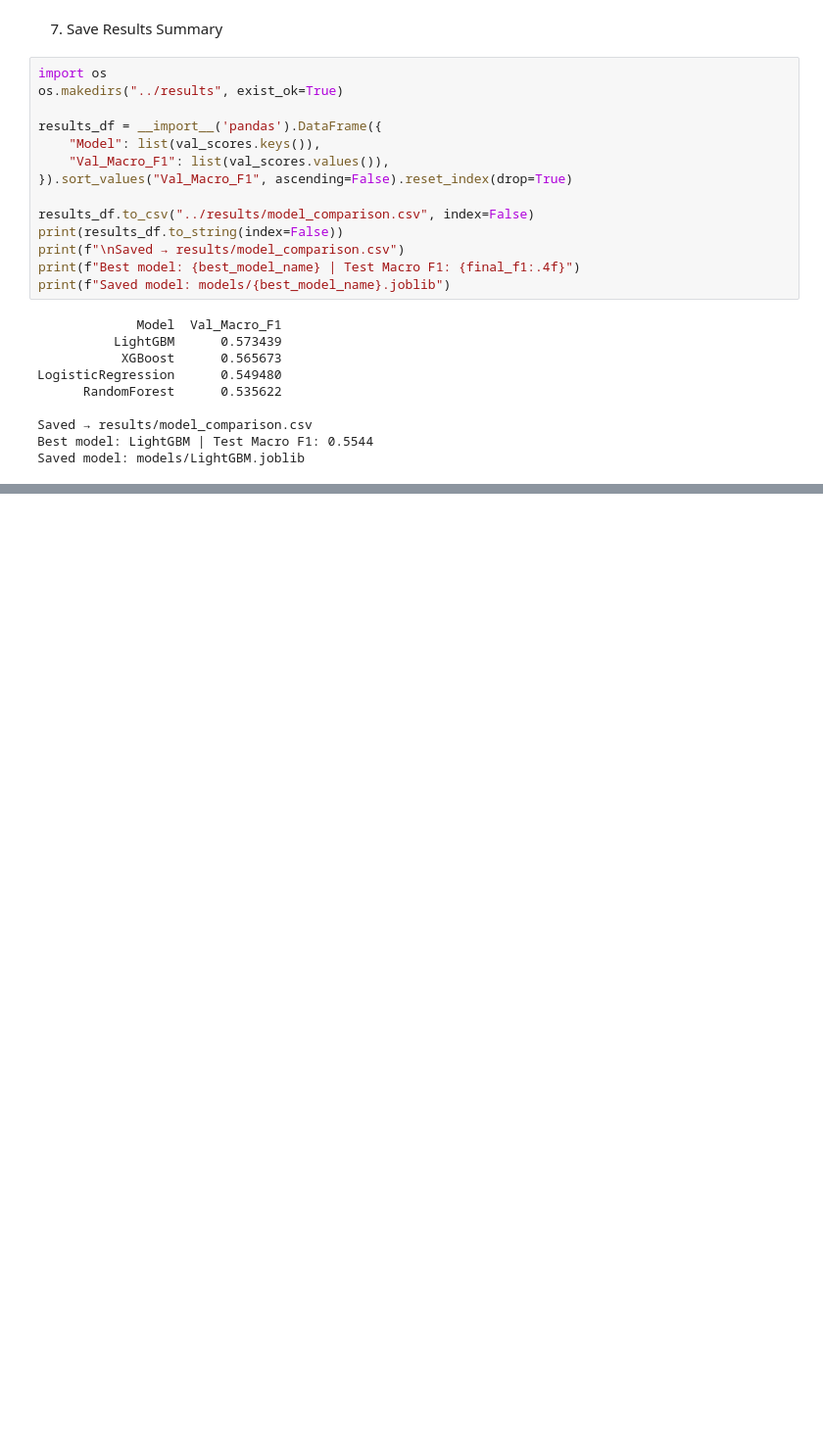
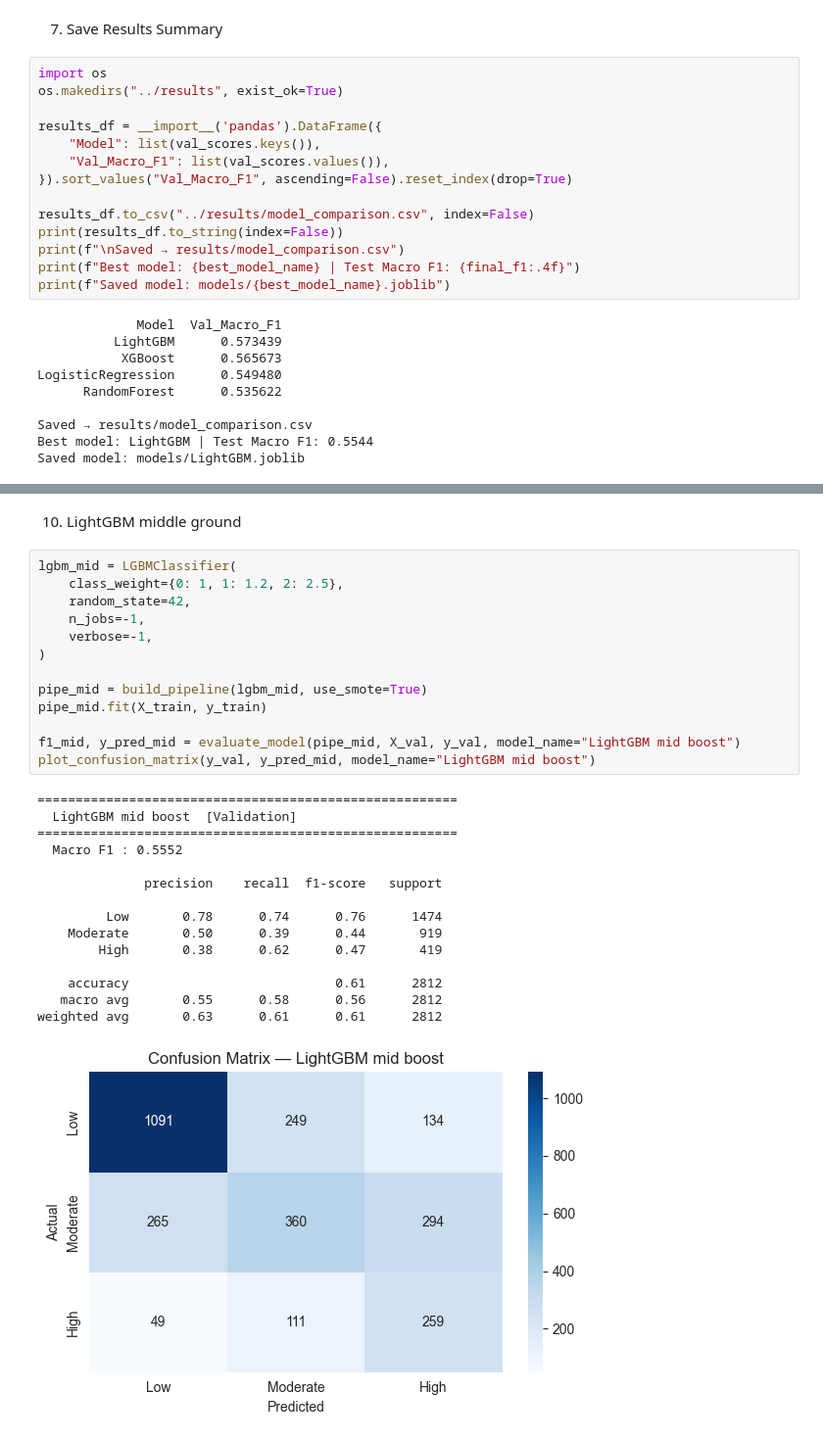
Before and after one commit to Mouhcine005/food-outbreak-severity-ml, a Jupyter notebook: notebooks/5-modeling.ipynb, the cells around one changed output, grey strips where cells are left out. Shown at 98% size. Cells and saved outputs as stored; diff of their text form; blank space fills up the shorter version.

```diff
--- a/notebooks/5-modeling.ipynb
+++ b/notebooks/5-modeling.ipynb
@@ -182,0 +248,31 @@ Saved model: models/LightGBM.joblib
+# %% [markdown]
+10. LightGBM middle ground
+# %%
+lgbm_mid = LGBMClassifier(
+    class_weight={0: 1, 1: 1.2, 2: 2.5},
+    random_state=42,
+    n_jobs=-1,
+    verbose=-1,
+)
+
+pipe_mid = build_pipeline(lgbm_mid, use_smote=True)
+pipe_mid.fit(X_train, y_train)
+
+f1_mid, y_pred_mid = evaluate_model(pipe_mid, X_val, y_val, model_name="LightGBM mid boost")
+plot_confusion_matrix(y_val, y_pred_mid, model_name="LightGBM mid boost")
+# %% [output]
+=======================================================
+  LightGBM mid boost  [Validation]
+=======================================================
+  Macro F1 : 0.5552
+
+              precision    recall  f1-score   support
+
+         Low       0.78      0.74      0.76      1474
+    Moderate       0.50      0.39      0.44       919
+        High       0.38      0.62      0.47       419
+
+    accuracy                           0.61      2812
+   macro avg       0.55      0.58      0.56      2812
+weighted avg       0.63      0.61      0.61      2812
+[figure, added]
```
Also changed, not shown: parts of 10 cells of this notebook, 2 other files.
